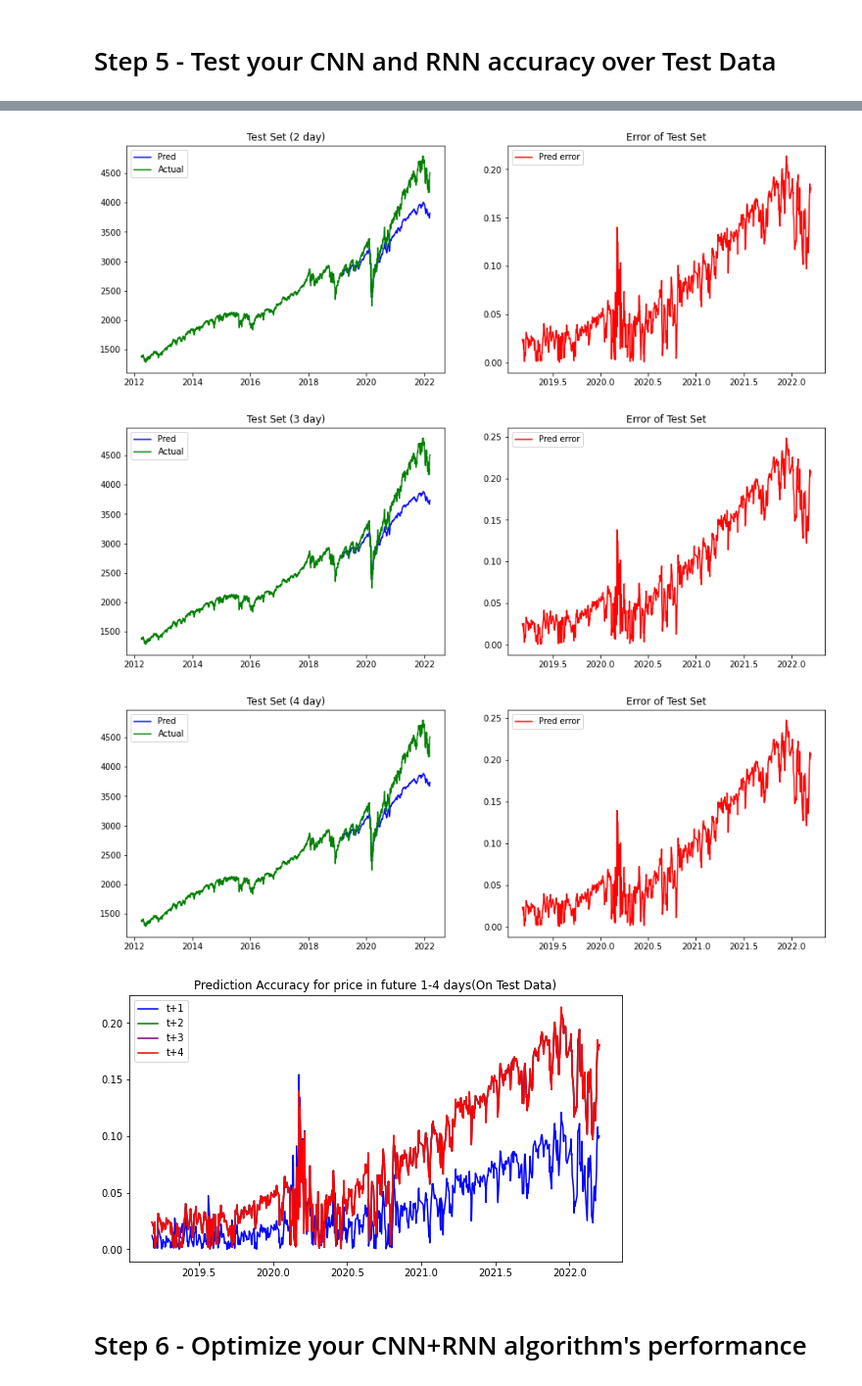
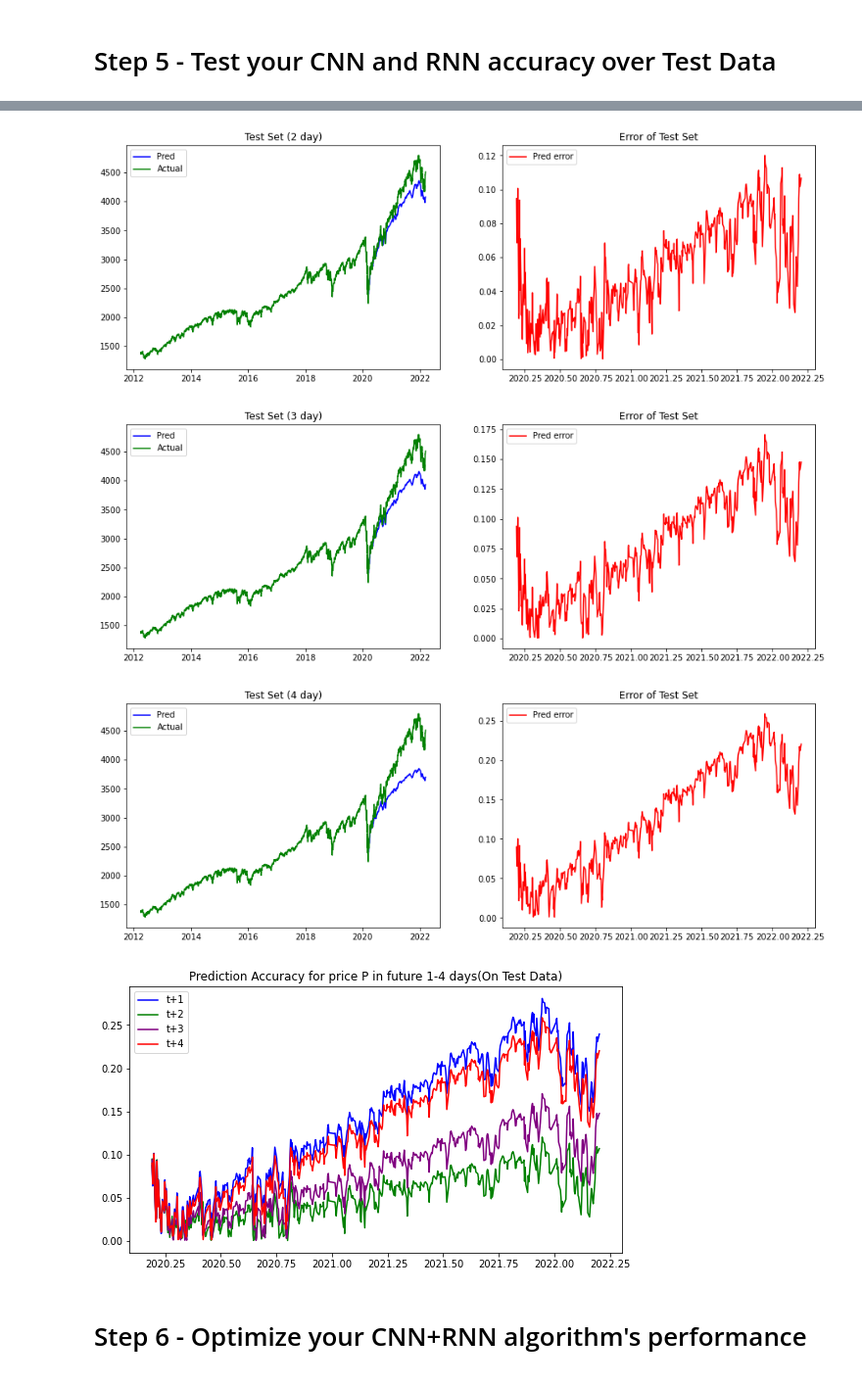
Before and after one commit to Antoljak/CAP6615Group, a Jupyter notebook: Assignment4/assignment4.ipynb, the cells around one changed output, grey strips where cells are left out. Shown: that part at 98% size. Drawn from its saved outputs; the diff is of its cells as text; code cells hidden in the pictures.

```diff
--- a/Assignment4/assignment4.ipynb
+++ b/Assignment4/assignment4.ipynb
@@ -166,16 +215,18 @@ for x in range(nsample-1, len(dataset)):
 import torch.functional as F
 import pdb
 class CNet(nn.Module):
-    def __init__(self, linear_input=20):
+    def __init__(self, linear_input=60):
         super(CNet, self).__init__()
-        self.conv1 = nn.Conv1d(in_channels=4, out_channels=20, kernel_size=5, stride=1)
-        self.max_pool1 = nn.MaxPool1d(kernel_size=2, stride=1)
+        self.conv1 = nn.Conv1d(in_channels=4, out_channels=20,padding=2,padding_mode='replicate', kernel_size=5, stride=1)
+        self.max_pool1 = nn.MaxPool1d(kernel_size=2, stride=2)
         self.ReLU = nn.ReLU()
         self.linear1 = nn.Linear(linear_input, 4)
 
     def forward(self, x):
 
         x = x.permute(0, 2, 1)
+#         import pdb
+#         pdb.set_trace()
         x = self.conv1(x)
 
         x =  self.ReLU( self.max_pool1(x) )
@@ -254,9 +306,12 @@ Y_validation = []
 Y_test = []
 
 
-X_fullTraining, X_test, Y_fullTraining, Y_test, date_ft, date_t = train_test_split(X, Y, dateAxis, test_size=0.3, shuffle=False)
-X_training, X_validation, Y_training, Y_validation, date_tr, date_v = train_test_split(X_fullTraining, Y_fullTraining, date_ft, test_size=0.3, shuffle=False)
-# date_test=date[438:623,:]
+# 20% for test
+
+# For the left 80% data, 80% * 80% =64% for train, 80% * 20% = 16% for valdation
+X_fullTraining, X_test, Y_fullTraining, Y_test, date_ft, date_t = train_test_split(X, Y, dateAxis, test_size=0.2, shuffle=False)
+X_training, X_validation, Y_training, Y_validation, date_tr, date_v = train_test_split(X_fullTraining, Y_fullTraining, date_ft, test_size=0.2, shuffle=False)
+#date_test=date[438:623,:]
 # %%
 RNN = Model(input_size=4, output_size=4, hidden_dim=16, n_layers=1)
 optimizer = torch.optim.Adam(RNN.parameters(), lr=0.01)
@@ -418,26 +535,6 @@ ValueError: operands could not be broadcast together with shapes (749,1) (1778,1
 
 def prediction_error(pred, actual):
     return abs(pred - actual)/pred
-
-
-def plotAccuracy(output_1,output_2,output_3,output_4,Y_main, date_pred, title_content ):
-
-    table = []
-
-    error_1 = prediction_error(output_1, Y_main)
-    error_2 = prediction_error(output_2, Y_main)
-    error_3 = prediction_error(output_3, Y_main)
-    error_4 = prediction_error(output_4, Y_main)
-
-    fig = plt.figure(figsize=(9, 5))
-    plt.title(title_content)
-    plt.plot(date_pred, error_1, color = 'blue', label = 't+1')
-    plt.plot(date_pred, error_2, color = 'green', label = 't+2')
-    plt.plot(date_pred, error_2, color = 'purple', label = 't+3')
-    plt.plot(date_pred, error_2, color = 'red', label = 't+4')
-    plt.legend(loc="upper left")
-
-    plt.show()
 # %%
 RNN.eval()
 xTensor = torch.from_numpy(X_test).float()
@@ -457,9 +554,9 @@ output_plt4 = norm.inverse_transform(output_plt4.reshape(-1,1))
 
 Y_testplt = norm.inverse_transform(Y_test[:, :, 0])
 
-plotNoiselessGraphs(output_plt1,output_plt2,output_plt3,output_plt4,Y_testplt,Y_plt,dateAxis,date_t,
+plotGraphs(output_plt1,output_plt2,output_plt3,output_plt4,Y_testplt,Y_plt,dateAxis,date_t,
 "Test Set (1 day)","Test Set (2 day)","Test Set (3 day)","Test Set (4 day)","Error of Test Set")
 
-plotAccuracy(output_plt1,output_plt2,output_plt3,output_plt4,Y_testplt,date_t, 'Prediction Accuracy for price in future 1-4 days(On Test Data)' )
+plotAccuracy(output_plt1,output_plt2,output_plt3,output_plt4,Y_testplt,date_t, 'Prediction Accuracy for price P in future 1-4 days(On Test Data)' )
 # %% [output]
 |  | Mean | STD-dev | Skewness | Kurtosis |
@@ -471,7 +568,7 @@ plotAccuracy(output_plt1,output_plt2,output_plt3,output_plt4,Y_testplt,date_t, '
-[figure, old version]
+[figure, new version]
-[figure, old version]
+[figure, new version]
-[figure, old version]
+[figure, new version]
-[figure, old version]
+[figure, new version]
 # %% [markdown]
 # Step 6 - Optimize your CNN+RNN algorithm's performance
 # %% [markdown]
```
Also changed, not shown: parts of 25 cells of this notebook.
